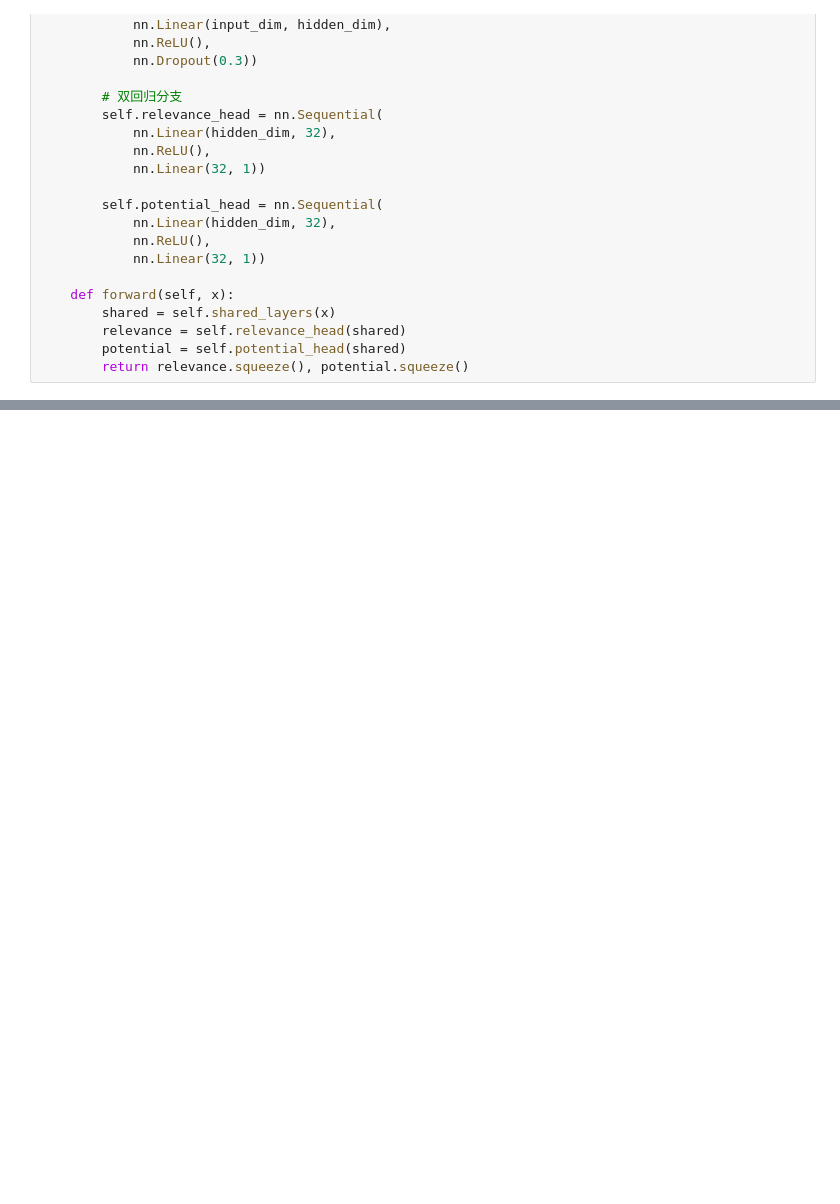
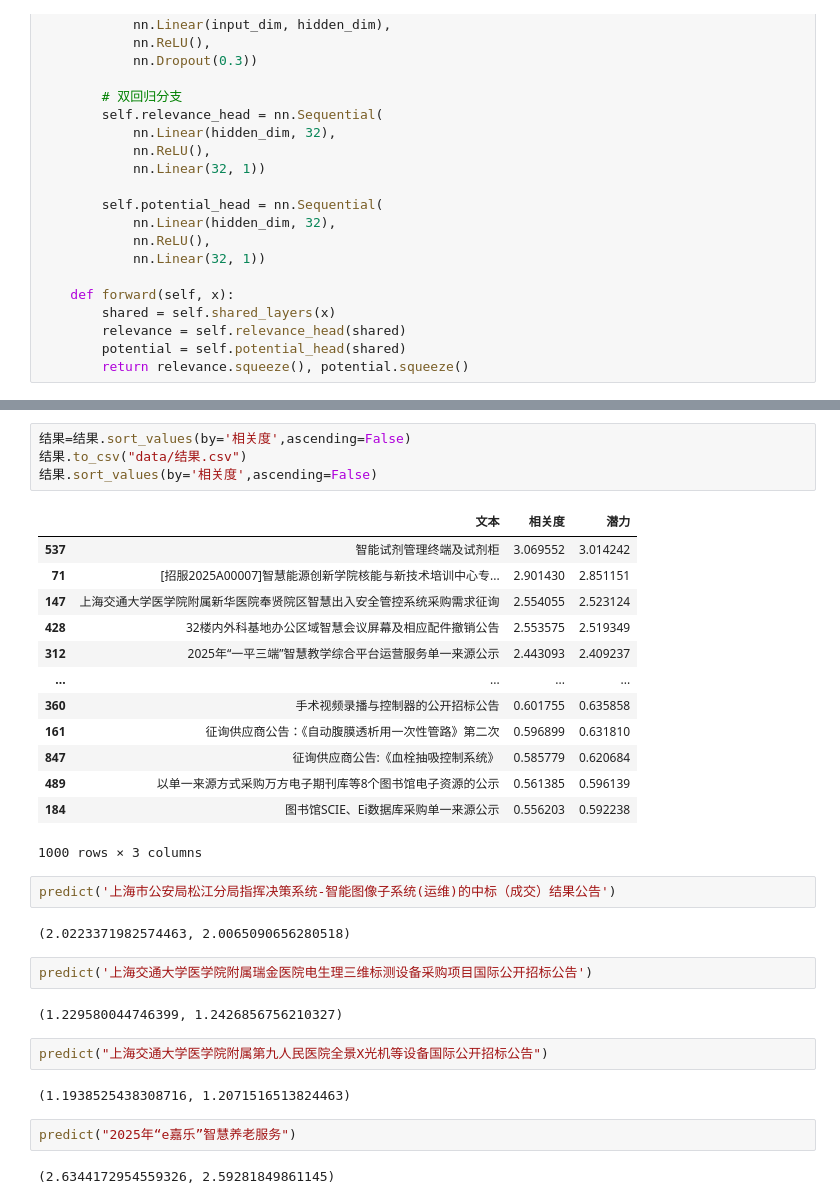
Before and after one commit to xuyiang/fenxi, a Jupyter notebook: workbook.ipynb, the cells around one changed output, grey strips where cells are left out. Saved outputs shown, nothing was run; the diff lists cells and outputs as text; blank space fills up the shorter version.

```diff
--- a/workbook.ipynb
+++ b/workbook.ipynb
@@ -565,0 +857,34 @@ for i in range(len(测试文本)):
+# %%
+结果=结果.sort_values(by='相关度',ascending=False)
+结果.to_csv("data/结果.csv")
+结果.sort_values(by='相关度',ascending=False)
+# %% [output]
+|  | 文本 | 相关度 | 潜力 |
+| 537 | 智能试剂管理终端及试剂柜 | 3.069552 | 3.014242 |
+| 71 | [招服2025A00007]智慧能源创新学院核能与新技术培训中心专... | 2.901430 | 2.851151 |
+| 147 | 上海交通大学医学院附属新华医院奉贤院区智慧出入安全管控系统采购需求征询 | 2.554055 | 2.523124 |
+| 428 | 32楼内外科基地办公区域智慧会议屏幕及相应配件撤销公告 | 2.553575 | 2.519349 |
+| 312 | 2025年“一平三端”智慧教学综合平台运营服务单一来源公示 | 2.443093 | 2.409237 |
+| ... | ... | ... | ... |
+| 360 | 手术视频录播与控制器的公开招标公告 | 0.601755 | 0.635858 |
+| 161 | 征询供应商公告：《自动腹膜透析用一次性管路》第二次 | 0.596899 | 0.631810 |
+| 847 | 征询供应商公告:《血栓抽吸控制系统》 | 0.585779 | 0.620684 |
+| 489 | 以单一来源方式采购万方电子期刊库等8个图书馆电子资源的公示 | 0.561385 | 0.596139 |
+| 184 | 图书馆SCIE、Ei数据库采购单一来源公示 | 0.556203 | 0.592238 |
+1000 rows × 3 columns
+# %%
+predict('上海市公安局松江分局指挥决策系统-智能图像子系统(运维)的中标（成交）结果公告')
+# %% [output]
+(2.0223371982574463, 2.0065090656280518)
+# %%
+predict('上海交通大学医学院附属瑞金医院电生理三维标测设备采购项目国际公开招标公告')
+# %% [output]
+(1.229580044746399, 1.2426856756210327)
+# %%
+predict("上海交通大学医学院附属第九人民医院全景X光机等设备国际公开招标公告")
+# %% [output]
+(1.1938525438308716, 1.2071516513824463)
+# %%
+predict("2025年“e嘉乐”智慧养老服务")
+# %% [output]
+(2.6344172954559326, 2.59281849861145)
```
Also changed, not shown: parts of 12 cells of this notebook, 10 other files.
